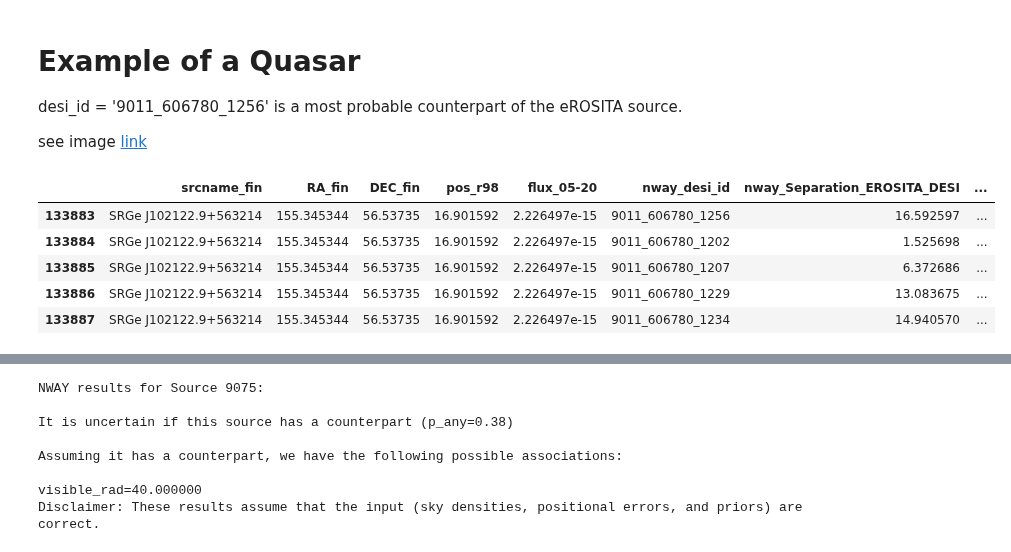
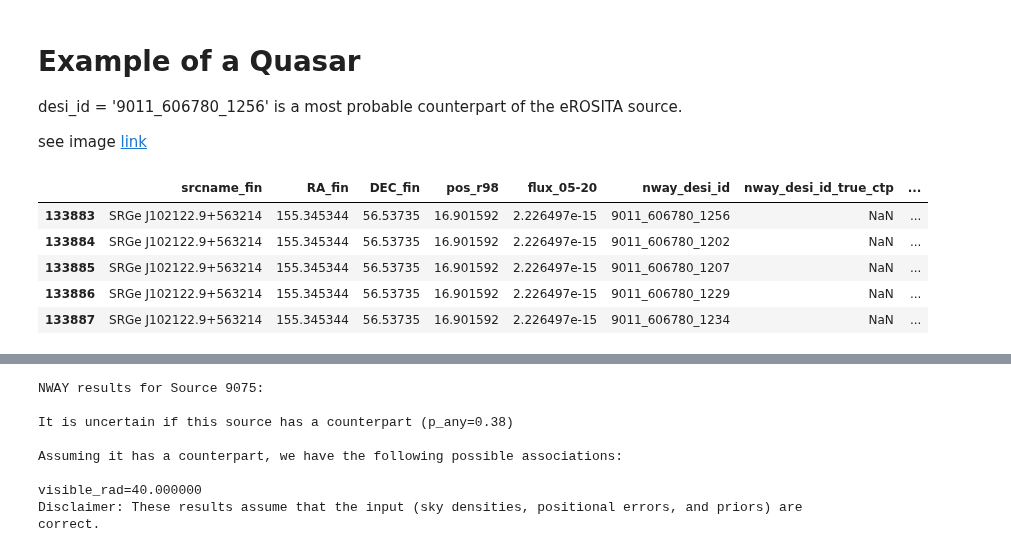
Before and after one commit to SergeiDBykov/lockman_hole, a Jupyter notebook: 3_desi-crossmatch/2_results-analyse.ipynb, the cells around one changed output, grey strips where cells are left out. Drawn from its saved outputs; the diff is of its cells as text; code cells hidden in the pictures.

```diff
--- a/3_desi-crossmatch/2_results-analyse.ipynb
+++ b/3_desi-crossmatch/2_results-analyse.ipynb
@@ -289,10 +289,8 @@ Optical data:
 
 Only reliable (SN>3) dereddened magnitudes  are used for the photometric probabilities, and SN>4 dereddened magnitudes are used for photometric model training excluding the Lockman Hole area.
 # %%
-save_cols = ['EROSITA', 'desi_id', 'desi_id_true_ctp',  'Separation_EROSITA_DESI',  'pos_err', 'prob_has_match', 'prob_this_match', 'nnmag_grzw1w2_orig', 'nnmag_grzw1_orig',    'nnmag_grz_orig', 'n_match_flag_0', 'n_match_flag_2', 'is_closest', 'is_within_pos_r98']
+save_cols = ['EROSITA', 'desi_id', 'desi_id_true_ctp',  'Separation_EROSITA_DESI',  'pos_err', 'prob_has_match', 'prob_this_match', 'nnmag_grzw1w2_orig', 'nnmag_grzw1_orig',    'nnmag_grz_orig', 'match_flag',  'n_match_flag_0', 'n_match_flag_2', 'is_closest', 'is_within_pos_r98']
 
-
-#TODO NWAY CLOSEST IS NOT PSF
 
 rename_dict =  {
                                 #'ID':'srcname_fin',
@@ -303,6 +301,7 @@ rename_dict =  {
                                 'nnmag_grzw1w2_orig': 'nway_nnmag_grzw1w2',
                                 'nnmag_grzw1_orig': 'nway_nnmag_grzw1',
                                 'nnmag_grz_orig': 'nway_nnmag_grz',
+                                'match_flag': 'nway_match_flag',
                                 'desi_id': 'nway_desi_id',
                                 'desi_id_true_ctp': 'nway_desi_id_true_ctp',
                                 'n_match_flag_0': 'nway_n_match_flag_0',
@@ -312,0 +314,20 @@ rename_dict =  {
+# %%
+nway_match_res_all = nway_res[save_cols].copy()
+nway_match_res_all.rename(columns = rename_dict, inplace = True)
+
+
+#nway_match_res_all.srcname_fin = nway_match_res_all.srcname_fin.str.decode('utf-8')
+nway_match_res_all.nway_desi_id = nway_match_res_all.nway_desi_id.str.decode('utf-8')
+nway_match_res_all.nway_desi_id_true_ctp = nway_match_res_all.nway_desi_id_true_ctp.str.decode('utf-8')
+
+nway_match_res_all = erosita_orig_df.merge(nway_match_res_all, on = 'EROSITA')
+nway_match_res_all = nway_match_res_all.merge(desi_pandas_ph, on = 'nway_desi_id')
+nway_match_res_all.drop(columns = ['EROSITA'], inplace = True)
+nway_match_res_all = nway_match_res_all.sort_values(['srcname_fin', 'nway_Separation_EROSITA_DESI'])
+
+#assign flag 'closest_is_psf' if the  source which 'nway_is_closest'==True has a desi_type == 'PSF' for each group over 'srcname_fin'
+nway_match_res_all['nway_closest_is_psf'] = nway_match_res_all.groupby('srcname_fin')['desi_type'].transform(lambda x: x.iloc[0] == 'PSF')
+
+nway_match_res_all = nway_match_res_all.sort_values(['srcname_fin', 'nway_prob_this_match'])
+nway_match_res_all.to_pickle(data_path+'ERO_lhpv_03_23_sd01_a15_g14_desi_nway_match_all_candidates.gz_pkl', compression='gzip')
+nway_match_res_all
@@ -348,16 +416,0 @@ catalog of al all NWAY candidates
-# %%
-nway_match_res_all = nway_res[save_cols].copy()
-nway_match_res_all.rename(columns = rename_dict, inplace = True)
-
-
-#nway_match_res_all.srcname_fin = nway_match_res_all.srcname_fin.str.decode('utf-8')
-nway_match_res_all.nway_desi_id = nway_match_res_all.nway_desi_id.str.decode('utf-8')
-nway_match_res.nway_desi_id_true_ctp = nway_match_res.nway_desi_id_true_ctp.str.decode('utf-8')
-
-nway_match_res_all = erosita_orig_df.merge(nway_match_res_all, on = 'EROSITA')
-nway_match_res_all = nway_match_res_all.merge(desi_pandas_ph, on = 'nway_desi_id')
-nway_match_res_all.drop(columns = ['EROSITA'], inplace = True)
-nway_match_res_all = nway_match_res_all.sort_values(['srcname_fin'])
-
-nway_match_res_all.to_pickle(data_path+'ERO_lhpv_03_23_sd01_a15_g14_desi_nway_match_all_candidates.gz_pkl', compression='gzip')
-nway_match_res_all
@@ -416,14 +423,14 @@ see image [link](https://www.legacysurvey.org/viewer/?ra=155.3501&dec=56.5357&la
 # %%
 #nway_match_res.query('nway_desi_id == "9011_606780_1256"')
 #nway_match_res.query('srcname_fin == "SRGe J102122.9+563214"').sort_values(['nway_prob_this_match'])
-nway_match_res_all.query('srcname_fin == "SRGe J102122.9+563214"').sort_values(by = 'nway_prob_this_match', ascending = False).head(5)[['srcname_fin', 'RA_fin', 'DEC_fin', 'pos_r98', 'flux_05-20', 'nway_desi_id', 'nway_Separation_EROSITA_DESI', 'nway_prob_has_match', 'nway_nnmag_grzw1w2',	'nway_nnmag_grzw1',	'nway_nnmag_grz', 'desi_dered_mag_g', 'desi_dered_mag_r', 'desi_dered_mag_z']]
+nway_match_res_all.query('srcname_fin == "SRGe J102122.9+563214"').sort_values(by = 'nway_prob_this_match', ascending = False).head(5)[['srcname_fin', 'RA_fin', 'DEC_fin', 'pos_r98', 'flux_05-20', 'nway_desi_id', 'nway_desi_id_true_ctp',  'nway_Separation_EROSITA_DESI', 'nway_prob_has_match', 'nway_nnmag_grzw1w2',	'nway_nnmag_grzw1',	'nway_nnmag_grz', 'desi_dered_mag_g', 'desi_dered_mag_r', 'desi_dered_mag_z']]
 # %% [output]
-|  | srcname_fin | RA_fin | DEC_fin | pos_r98 | flux_05-20 | nway_desi_id | nway_Separation_EROSITA_DESI | ... |
-| 133883 | SRGe J102122.9+563214 | 155.345344 | 56.53735 | 16.901592 | 2.226497e-15 | 9011_606780_1256 | 16.592597 | ... |
-| 133884 | SRGe J102122.9+563214 | 155.345344 | 56.53735 | 16.901592 | 2.226497e-15 | 9011_606780_1202 | 1.525698 | ... |
-| 133885 | SRGe J102122.9+563214 | 155.345344 | 56.53735 | 16.901592 | 2.226497e-15 | 9011_606780_1207 | 6.372686 | ... |
-| 133886 | SRGe J102122.9+563214 | 155.345344 | 56.53735 | 16.901592 | 2.226497e-15 | 9011_606780_1229 | 13.083675 | ... |
-| 133887 | SRGe J102122.9+563214 | 155.345344 | 56.53735 | 16.901592 | 2.226497e-15 | 9011_606780_1234 | 14.940570 | ... |
+|  | srcname_fin | RA_fin | DEC_fin | pos_r98 | flux_05-20 | nway_desi_id | nway_desi_id_true_ctp | ... |
+| 133883 | SRGe J102122.9+563214 | 155.345344 | 56.53735 | 16.901592 | 2.226497e-15 | 9011_606780_1256 | NaN | ... |
+| 133884 | SRGe J102122.9+563214 | 155.345344 | 56.53735 | 16.901592 | 2.226497e-15 | 9011_606780_1202 | NaN | ... |
+| 133885 | SRGe J102122.9+563214 | 155.345344 | 56.53735 | 16.901592 | 2.226497e-15 | 9011_606780_1207 | NaN | ... |
+| 133886 | SRGe J102122.9+563214 | 155.345344 | 56.53735 | 16.901592 | 2.226497e-15 | 9011_606780_1229 | NaN | ... |
+| 133887 | SRGe J102122.9+563214 | 155.345344 | 56.53735 | 16.901592 | 2.226497e-15 | 9011_606780_1234 | NaN | ... |
 # %% [markdown]
 
 ![](../0_data/qso_example.png)
```
Also changed, not shown: parts of 15 cells of this notebook, 5 other files.
